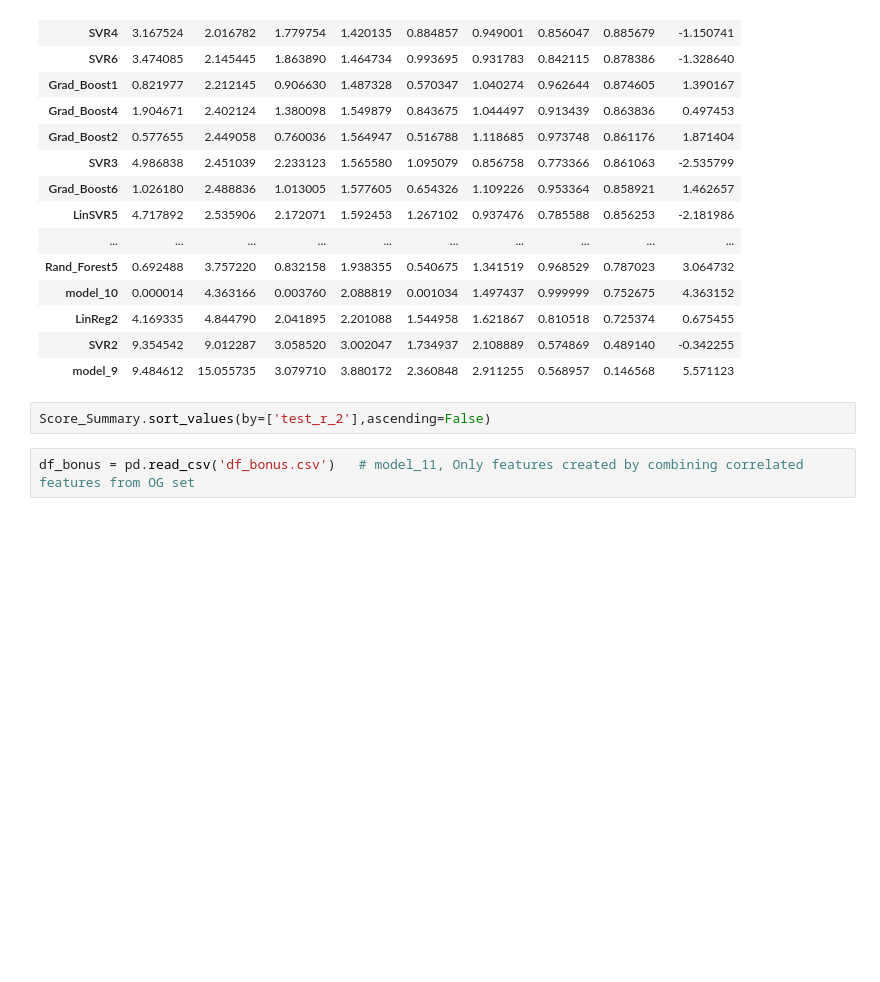
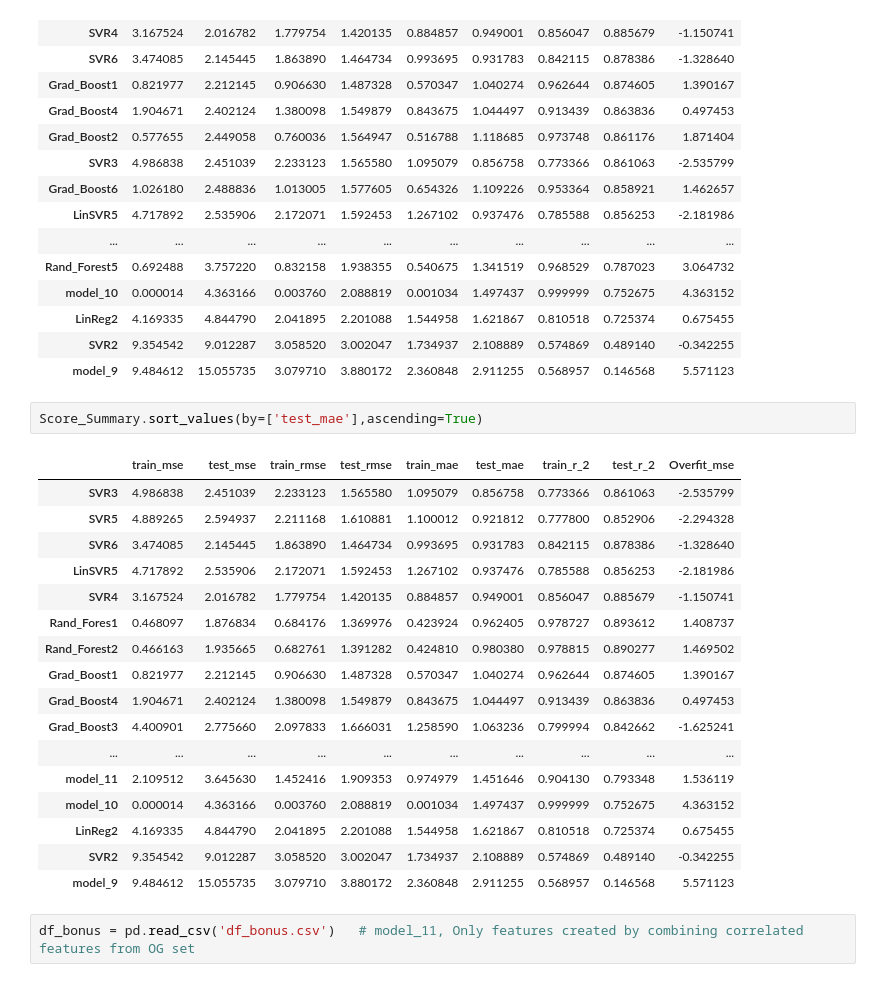
Before and after one commit to York-Solutions-B2E/luke-sands-aml-student-regression, a Jupyter notebook: Student_Project.ipynb, the cells around one changed output. Saved outputs shown, nothing was run; the diff lists cells and outputs as text; blank space fills up the shorter version.

```diff
--- a/Student_Project.ipynb
+++ b/Student_Project.ipynb
@@ -1503,7 +1503,25 @@ Score_Summary.sort_values(by=['test_mse'],ascending=True)
 | SVR2 | 9.354542 | 9.012287 | 3.058520 | 3.002047 | 1.734937 | 2.108889 | 0.574869 | 0.489140 | -0.342255 |
 | model_9 | 9.484612 | 15.055735 | 3.079710 | 3.880172 | 2.360848 | 2.911255 | 0.568957 | 0.146568 | 5.571123 |
 # %%
-Score_Summary.sort_values(by=['test_r_2'],ascending=False)
+Score_Summary.sort_values(by=['test_mae'],ascending=True)
+# %% [output]
+|  | train_mse | test_mse | train_rmse | test_rmse | train_mae | test_mae | train_r_2 | test_r_2 | Overfit_mse |
+| SVR3 | 4.986838 | 2.451039 | 2.233123 | 1.565580 | 1.095079 | 0.856758 | 0.773366 | 0.861063 | -2.535799 |
+| SVR5 | 4.889265 | 2.594937 | 2.211168 | 1.610881 | 1.100012 | 0.921812 | 0.777800 | 0.852906 | -2.294328 |
+| SVR6 | 3.474085 | 2.145445 | 1.863890 | 1.464734 | 0.993695 | 0.931783 | 0.842115 | 0.878386 | -1.328640 |
+| LinSVR5 | 4.717892 | 2.535906 | 2.172071 | 1.592453 | 1.267102 | 0.937476 | 0.785588 | 0.856253 | -2.181986 |
+| SVR4 | 3.167524 | 2.016782 | 1.779754 | 1.420135 | 0.884857 | 0.949001 | 0.856047 | 0.885679 | -1.150741 |
+| Rand_Fores1 | 0.468097 | 1.876834 | 0.684176 | 1.369976 | 0.423924 | 0.962405 | 0.978727 | 0.893612 | 1.408737 |
+| Rand_Forest2 | 0.466163 | 1.935665 | 0.682761 | 1.391282 | 0.424810 | 0.980380 | 0.978815 | 0.890277 | 1.469502 |
+| Grad_Boost1 | 0.821977 | 2.212145 | 0.906630 | 1.487328 | 0.570347 | 1.040274 | 0.962644 | 0.874605 | 1.390167 |
+| Grad_Boost4 | 1.904671 | 2.402124 | 1.380098 | 1.549879 | 0.843675 | 1.044497 | 0.913439 | 0.863836 | 0.497453 |
+| Grad_Boost3 | 4.400901 | 2.775660 | 2.097833 | 1.666031 | 1.258590 | 1.063236 | 0.799994 | 0.842662 | -1.625241 |
+| ... | ... | ... | ... | ... | ... | ... | ... | ... | ... |
+| model_11 | 2.109512 | 3.645630 | 1.452416 | 1.909353 | 0.974979 | 1.451646 | 0.904130 | 0.793348 | 1.536119 |
+| model_10 | 0.000014 | 4.363166 | 0.003760 | 2.088819 | 0.001034 | 1.497437 | 0.999999 | 0.752675 | 4.363152 |
+| LinReg2 | 4.169335 | 4.844790 | 2.041895 | 2.201088 | 1.544958 | 1.621867 | 0.810518 | 0.725374 | 0.675455 |
+| SVR2 | 9.354542 | 9.012287 | 3.058520 | 3.002047 | 1.734937 | 2.108889 | 0.574869 | 0.489140 | -0.342255 |
+| model_9 | 9.484612 | 15.055735 | 3.079710 | 3.880172 | 2.360848 | 2.911255 | 0.568957 | 0.146568 | 5.571123 |
 # %%
 df_bonus = pd.read_csv('df_bonus.csv')   # model_11, Only features created by combining correlated features from OG set
 # %%
```
Also changed, not shown: parts of 4 cells of this notebook, 3 other files.
